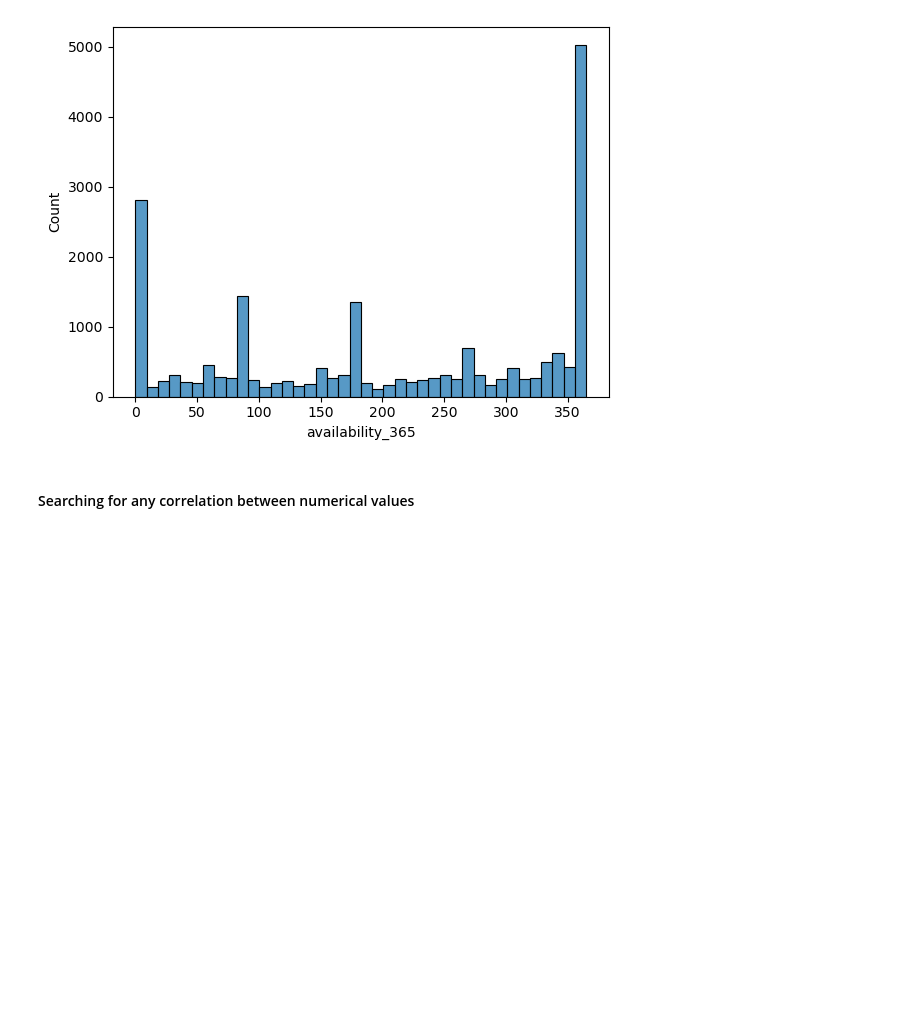
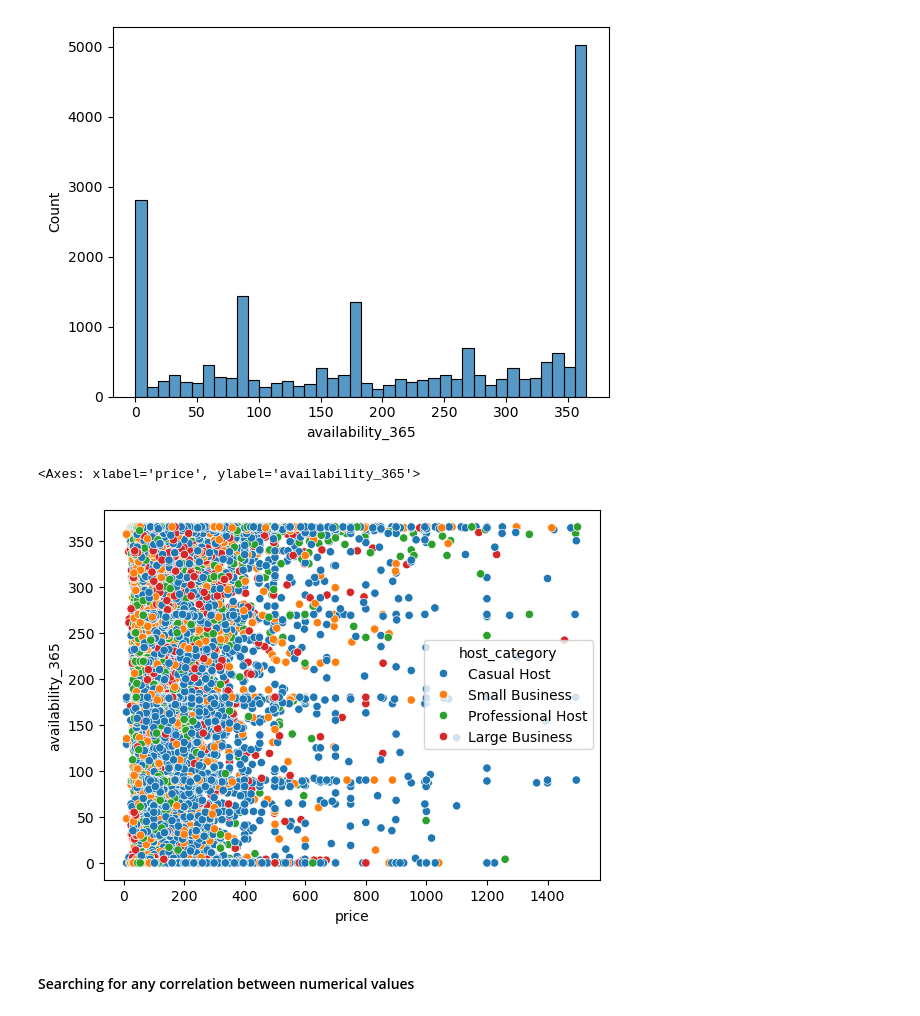
Before and after one commit to orsan123/Airbnb-Listings-Data-Analysis, a Jupyter notebook: EDA.ipynb, the cells around one changed output. Cells and saved outputs as stored; diff of their text form; code cells hidden in the pictures; blank space fills up the shorter version.

Commit message:
Non interactive charts

```diff
--- a/EDA.ipynb
+++ b/EDA.ipynb
@@ -78,15 +78,17 @@ sns.histplot(df, x='availability_365', bins = 40)
 <Axes: xlabel='availability_365', ylabel='Count'>
 [figure]
 # %%
-figure = px.scatter(
+sns.scatterplot(
     df,
     x='price',
     y='availability_365',
-    color = 'host_category'
+    hue='host_category'
 )
 
-figure.show()
 # availability and price seems to have no pattern
+# %% [output]
+<Axes: xlabel='price', ylabel='availability_365'>
+[figure, added]
 # %% [markdown]
 #### Searching for any correlation between numerical values
 # %%
```
Also changed, not shown: parts of 10 cells of this notebook.
